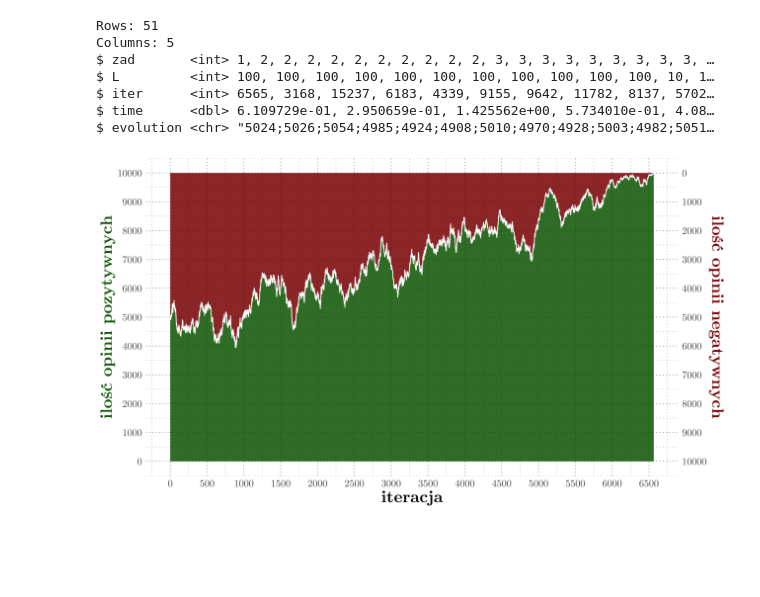
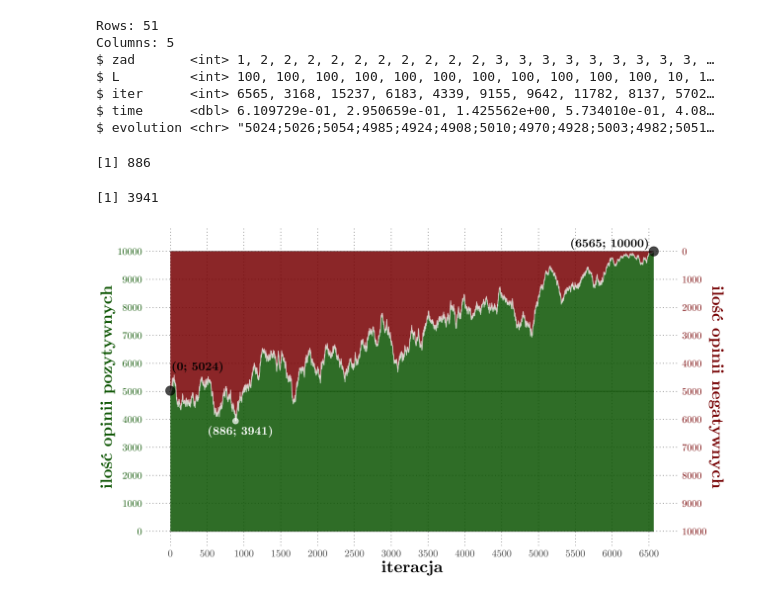
Before and after one commit to stawarzkrzysztof/socjologiaobliczeniowa2025, a Jupyter notebook: zad1/analysis.ipynb, the cells around one changed output. Saved outputs shown, nothing was run; the diff lists cells and outputs as text; code cells hidden in the pictures; blank space fills up the shorter version.

```diff
--- a/zad1/analysis.ipynb
+++ b/zad1/analysis.ipynb
@@ -38,30 +38,55 @@ font_add("CMU Serif Bold", "/Users/stawager/Downloads/cmu-serif/cmunbx.ttf")
 font_add("CMU Serif Italic", "/Users/stawager/Downloads/cmu-serif/cmunti.ttf")
 font_add("CMU Serif Italic Bold", "/Users/stawager/Downloads/cmu-serif/cmunbi.ttf")
 showtext_auto()
+# %%
+match(3941, str2int(zad1$evolution))
+# %% [output]
+[1] 886
+# %%
+min(str2int(zad1$evolution))
+# %% [output]
+[1] 3941
 # %%
 scale <- 1.5
 options(repr.plot.width = 16/scale, repr.plot.height = 9/scale)
 
 ggplot() +
     aes(x = 1:zad1$iter, y = str2int(zad1$evolution)) +
+    geom_line(aes(x=1:zad1$iter, y=zad1$L^2/2), alpha=.5)+
+    geom_line(aes(x=1:zad1$iter, y=0), alpha=.5)+
+     geom_line(aes(x=1:zad1$iter, y=zad1$L^2), alpha=.5)+
     geom_ribbon(aes(ymin = 0, ymax = str2int(zad1$evolution)), fill = "darkgreen", alpha = .85) +
     geom_ribbon(aes(ymin = str2int(zad1$evolution), ymax = zad1$L^2), fill = "darkred", alpha = .85) +
-    geom_line(linewidth = .5, color = "white", alpha = 1) +
+    geom_line(linewidth = .5, color = "white", alpha = .71) +
+    geom_point(aes(x=886, y=3941), color = "white", alpha = .71, size=3) +
+    geom_point(aes(x=0, y=5024), color = "black", alpha = .71, size=5) +
+    geom_point(aes(x=6565, y=10000), color = "black", alpha = .71, size=5) +
     theme_minimal() +
     labs(x = "iteracja", y = "ilość opinii pozytywnych") +
     scale_y_continuous(
         breaks = seq(0, zad1$L^2, by = 1000),
         limits = c(0, NA),
         sec.axis = sec_axis(~ zad1$L^2 - . , name = "ilość opinii negatywnych", breaks = seq(0, zad1$L^2, by = 1000))
     ) +
     scale_x_continuous(breaks = seq(0, zad1$iter, by = 500)) +
     theme(
         text = element_text(family = "CMU Serif"),
         axis.text = element_text(size=12),
+        axis.text.y.left = element_text(color="darkgreen"),
+        axis.text.y.right = element_text(color="darkred"),
         axis.title = element_text(size = 20, family = "CMU Serif Bold"),
         axis.title.y = element_text(color = "darkgreen"),
         axis.title.y.right = element_text(color = "darkred"),
-        panel.grid = element_line(linetype = "dotted", linewidth = 0.25, color = "black")
-    )
+        panel.grid = element_line(linetype = "dotted", linewidth = 0.25, color = "black"),
+        panel.grid.minor = element_blank()
+    )+ annotate("text", x=950, y=3600, label = "(886; 3941)",
+           color="white",
+           size=5, family="CMU Serif Bold") +
+           annotate("text", x=370, y=5900, label = "(0; 5024)",
+           color="black",
+           size=5, family="CMU Serif Bold") +
+           annotate("text", x=6565-600, y=10300, label = "(6565; 10000)",
+           color="black",
+           size=5, family="CMU Serif Bold")
 # %% [output]
-[figure, old version]
+[figure, new version]
```
